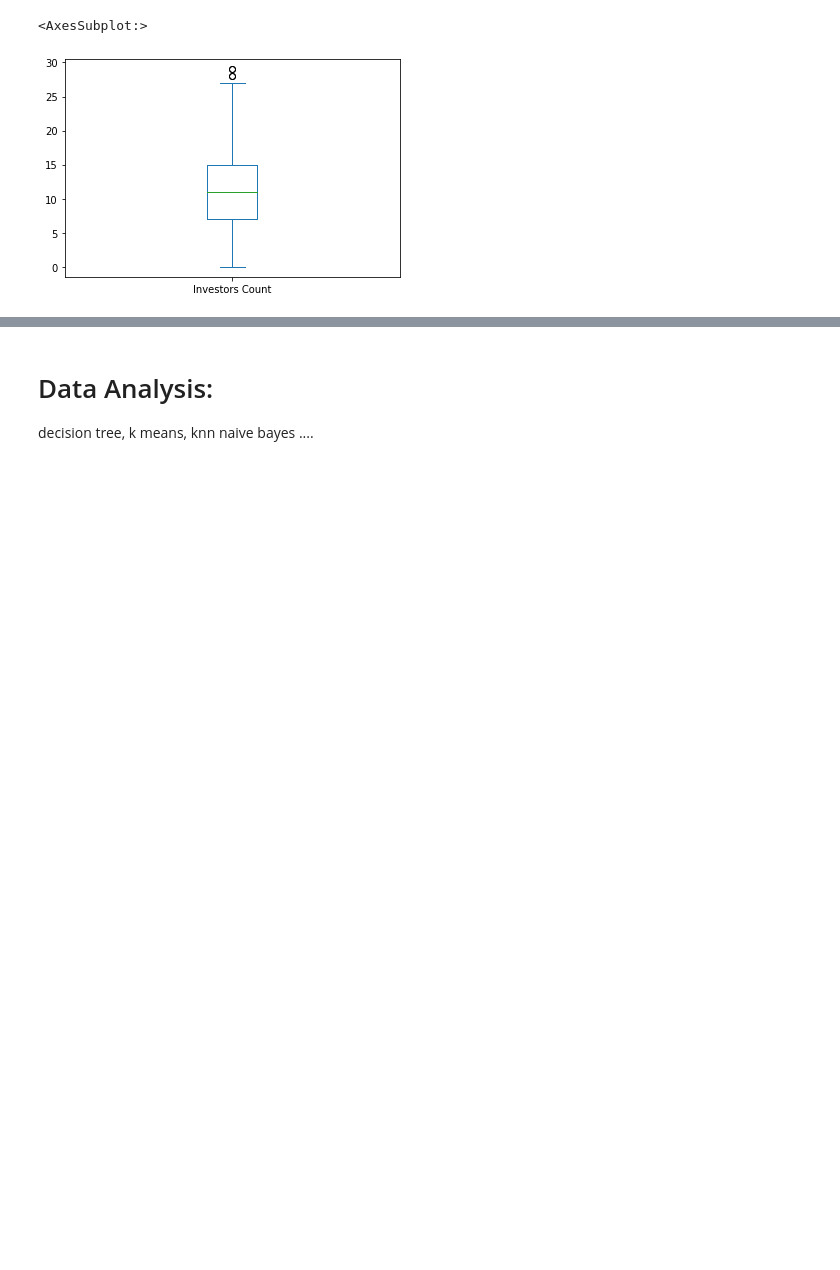
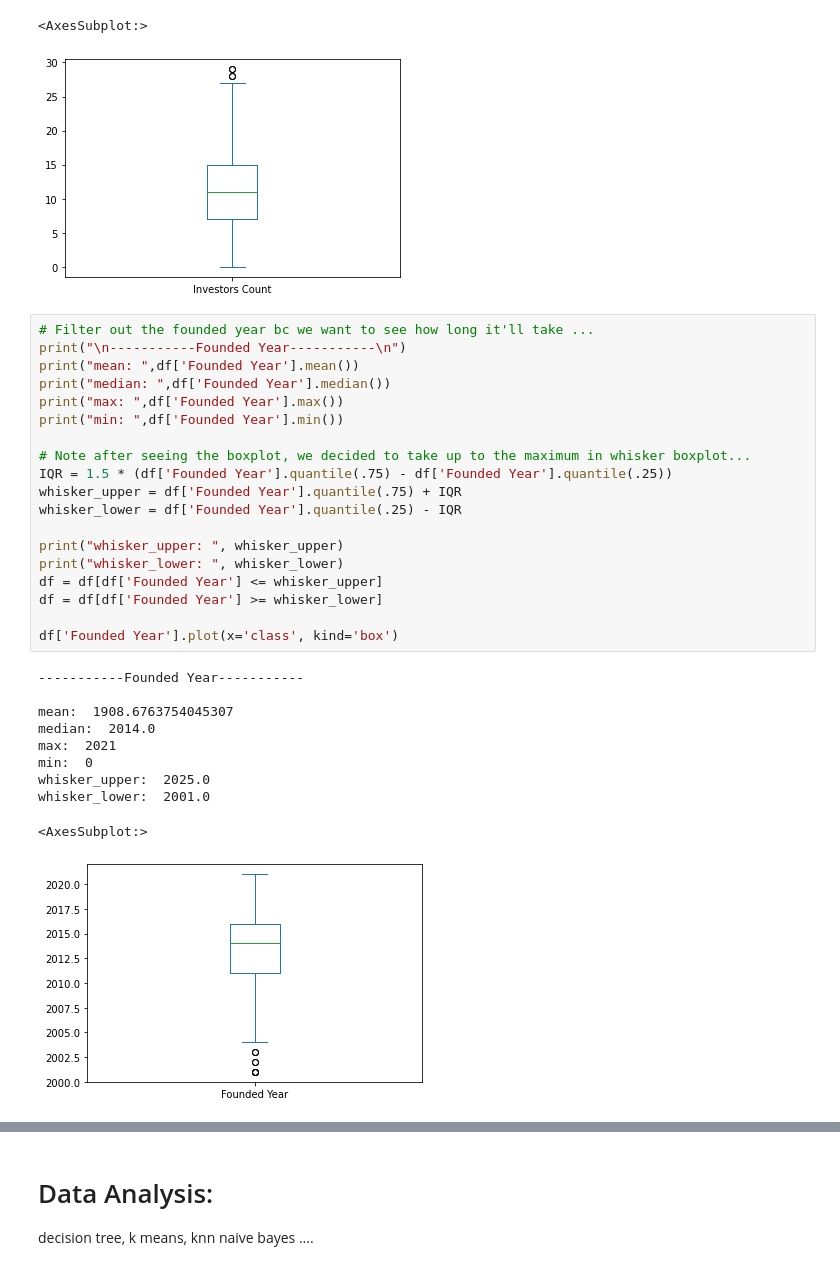
Before and after one commit to tuanqpham0921/Unicorn-Startup-Evaluation, a Jupyter notebook: project.ipynb, the cells around one changed output, grey strips where cells are left out. Cells and saved outputs as stored; diff of their text form; blank space fills up the shorter version.

```diff
--- a/project.ipynb
+++ b/project.ipynb
@@ -128,6 +139,36 @@ df['Investors Count'].plot(x='class', kind='box')
 # %% [output]
 <AxesSubplot:>
 [figure]
+# %%
+# Filter out the founded year bc we want to see how long it'll take ...
+print("\n-----------Founded Year-----------\n")
+print("mean: ",df['Founded Year'].mean())
+print("median: ",df['Founded Year'].median())
+print("max: ",df['Founded Year'].max())
+print("min: ",df['Founded Year'].min())
+
+# Note after seeing the boxplot, we decided to take up to the maximum in whisker boxplot...
+IQR = 1.5 * (df['Founded Year'].quantile(.75) - df['Founded Year'].quantile(.25))
+whisker_upper = df['Founded Year'].quantile(.75) + IQR
+whisker_lower = df['Founded Year'].quantile(.25) - IQR
+
+print("whisker_upper: ", whisker_upper)
+print("whisker_lower: ", whisker_lower)
+df = df[df['Founded Year'] <= whisker_upper]
+df = df[df['Founded Year'] >= whisker_lower]
+
+df['Founded Year'].plot(x='class', kind='box')
+# %% [output]
+-----------Founded Year-----------
+
+mean:  1908.6763754045307
+median:  2014.0
+max:  2021
+min:  0
+whisker_upper:  2025.0
+whisker_lower:  2001.0
+<AxesSubplot:>
+[figure, added]
 # %%
 # relationship between valuation vs ... country, industry, year founded
 df.groupby(['Industry'])['Valuation ($B)'].mean().plot.bar(figsize=(15,4))
```
Also changed, not shown: parts of 16 cells of this notebook.
